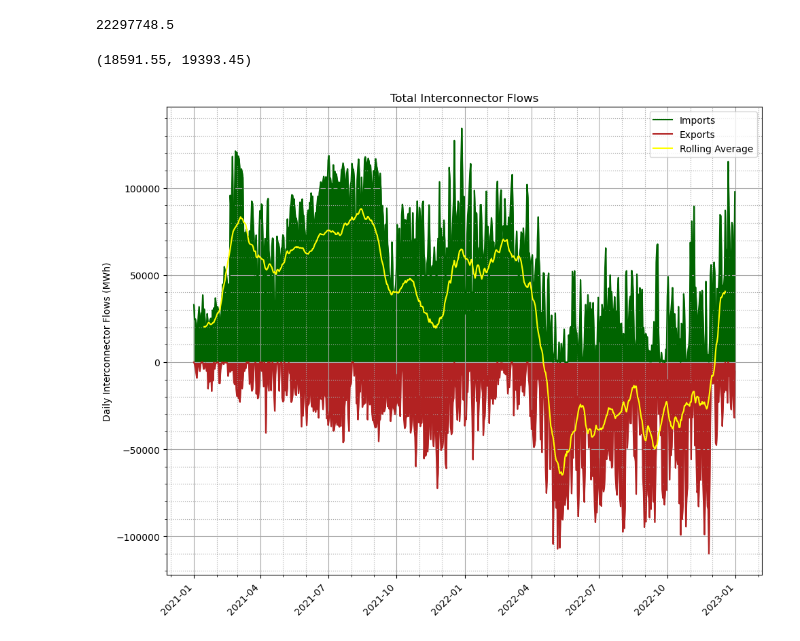
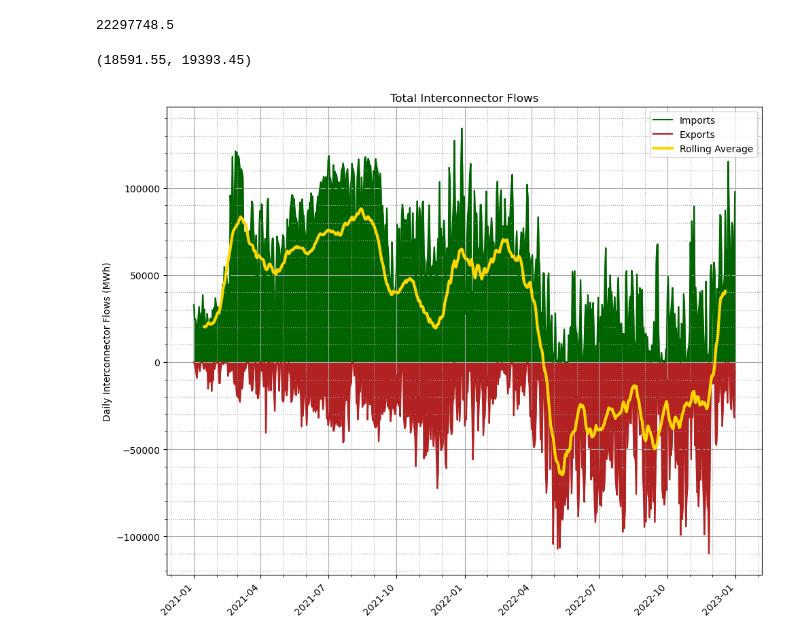
Before and after one commit to jsap2000/UK-Electricity-Pricing-Solutions, a Jupyter notebook: Flows_Total_20210101-20221231.ipynb, the cells around one changed output. Cells and saved outputs as stored; diff of their text form; code cells hidden in the pictures.

```diff
--- a/Flows_Total_20210101-20221231.ipynb
+++ b/Flows_Total_20210101-20221231.ipynb
@@ -134,33 +134,33 @@ Sum = ImportData["Total Imports"] - ExportData["Total Exports"]
 
 ax.plot(ImportData["Date"], ImportData["Total Imports"], color="darkgreen", label="Imports")
 ax.plot(ExportData["Date"], -ExportData["Total Exports"], color="firebrick", label="Exports")
-ax.plot(ImportData["Date"], Sum.rolling(28,  center=True).mean(), color = "yellow", label="Rolling Average")
+ax.plot(ImportData["Date"], Sum.rolling(28,  center=True).mean(), linewidth = 3, color = "gold", label="Rolling Average")
 #ax.plot(ImportData["Date"], Mean, label="RMS", color='black')
 
 
 plt.legend()
 plt.grid(visible=True, which='major', color='0.65', linestyle='-')
 plt.grid(visible=True, which='minor', color='0.65', linestyle=':')
 
 ax.yaxis.get_ticklocs(minor=True)
 ax.minorticks_on()
 
 fig.autofmt_xdate()
 
 print(ax.get_xlim())
 
 plt.tick_params(axis='x', which='major', labelsize=10)
 plt.xticks(rotation=45, ha='right')
 #plt.xlim(18591.55, 19379.8)
 plt.tight_layout()
 
 plt.fill_between(ImportData["Date"], ImportData["Total Imports"], color="darkgreen")
 plt.fill_between(ExportData["Date"], -ExportData["Total Exports"], color="firebrick")
 
 ax.xaxis.set_minor_locator(mdates.MonthLocator())
 ax.xaxis.set_minor_formatter(mdates.DateFormatter(""))
 
 plt.show()
 # %% [output]
 (18591.55, 19393.45)
-[figure, old version]
+[figure, new version]
```
Also changed, not shown: 6 other files.
